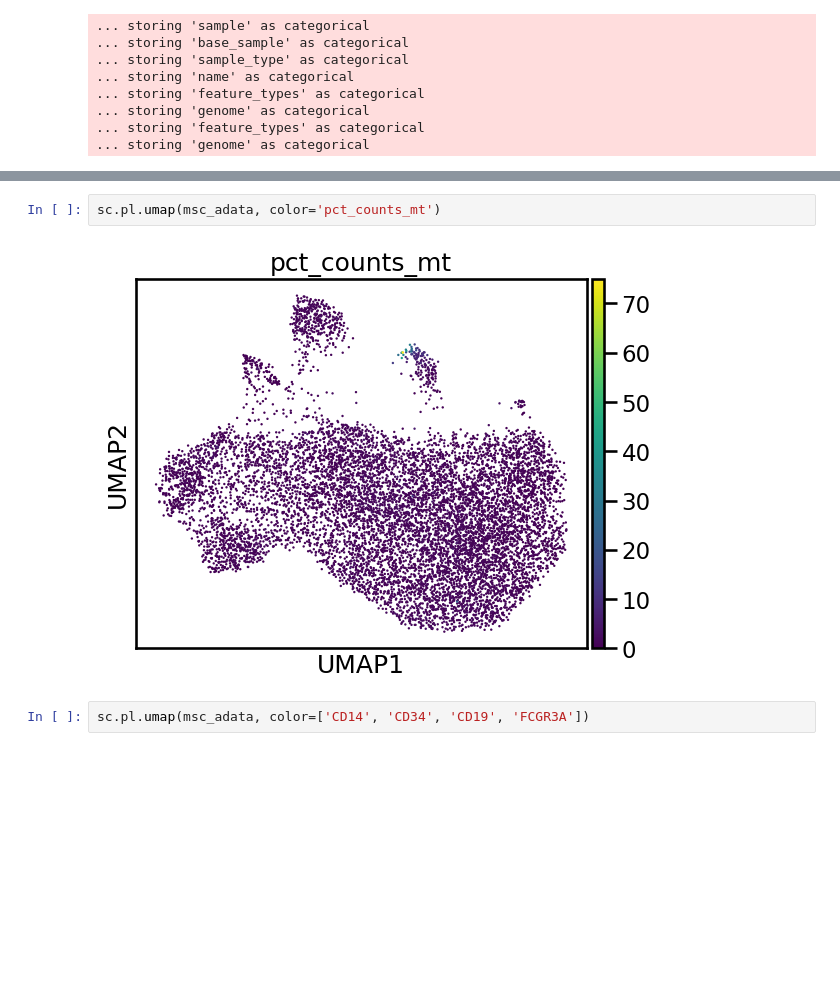
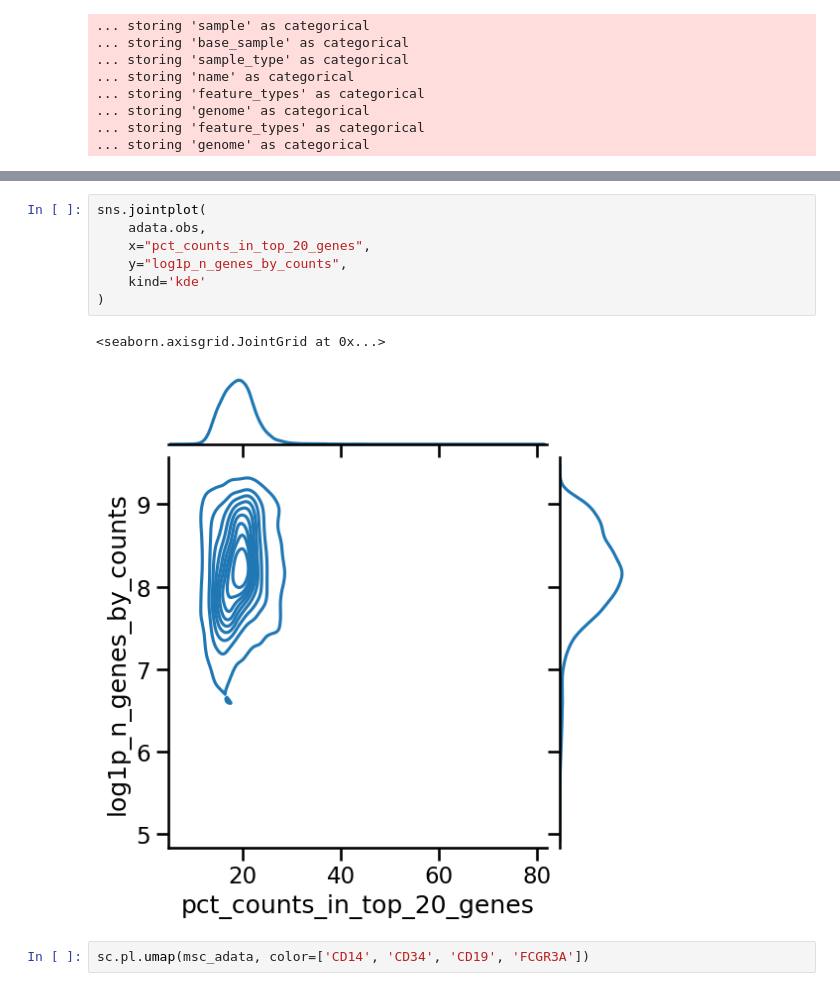
Before and after one commit to kevin-lee-aifi/mm_bm_chip_organoids, a Jupyter notebook: EXP-01244/quality_control/msc_starter.ipynb, the cells around one changed output, grey strips where cells are left out. Saved outputs shown, nothing was run; the diff lists cells and outputs as text; blank space fills up the shorter version.

```diff
--- a/EXP-01244/quality_control/msc_starter.ipynb
+++ b/EXP-01244/quality_control/msc_starter.ipynb
@@ -230,7 +247,13 @@ ______________________________
 # %%
-sc.pl.umap(msc_adata, color='pct_counts_mt')
+sns.jointplot(
+    adata.obs,
+    x="pct_counts_in_top_20_genes",
+    y="log1p_n_genes_by_counts",
+    kind='kde'
+)
 # %% [output]
+<seaborn.axisgrid.JointGrid at 0x...>
-[figure, old version]
+[figure, new version]
 # %%
 sc.pl.umap(msc_adata, color=['CD14', 'CD34', 'CD19', 'FCGR3A'])
 # %% [output]
```
Also changed, not shown: parts of 2 cells of this notebook, 4 other files.
